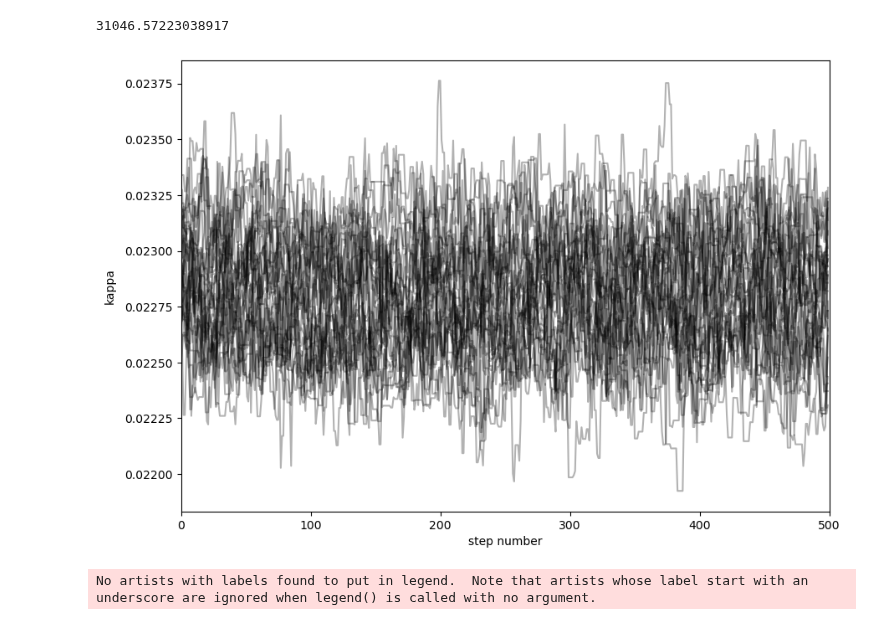
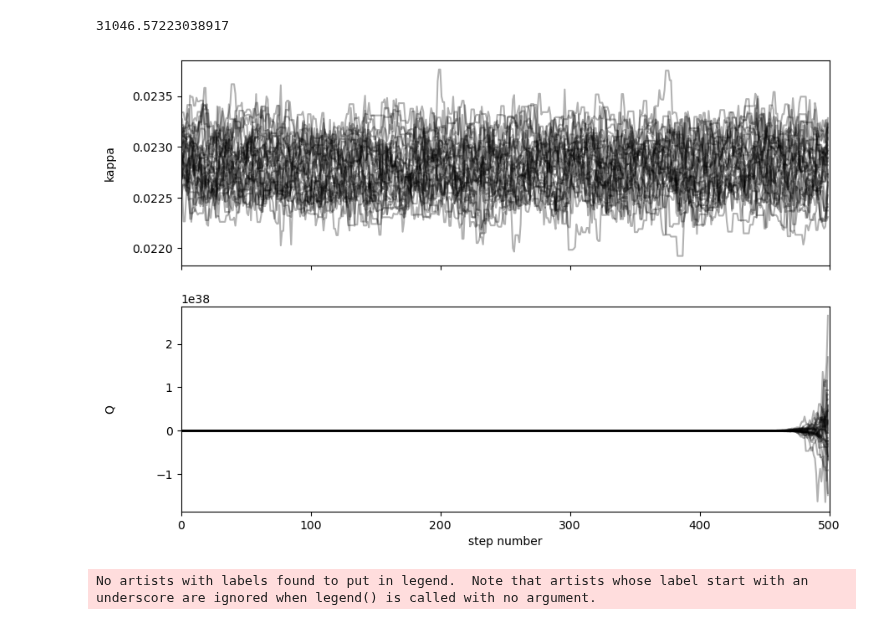
Before and after one commit to localoptimum/emtk, a Jupyter notebook: emcee-testing.ipynb, the cells around one changed output. Drawn from its saved outputs; the diff is of its cells as text; code cells hidden in the pictures.

```diff
--- a/emcee-testing.ipynb
+++ b/emcee-testing.ipynb
@@ -275,15 +275,17 @@ state = sampler.run_mcmc(p0, 100)
 sampler.reset()
 sampler.run_mcmc(state, 500, progress=True);
 # %%
-fig, ax = plt.subplots(1, figsize=(10, 7), sharex=True)
+fig, axes = plt.subplots(2, figsize=(10, 7), sharex=True)
 samples = sampler.get_chain()
-labels = ["kappa"]
-ax.plot(samples[:, :, 0], "k", alpha=0.3)
-ax.set_xlim(0, len(samples))
-ax.set_ylabel(labels[0])
-ax.yaxis.set_label_coords(-0.1, 0.5)
+labels = ["kappa", "Q"]
+for i in range(ndim):
+    ax = axes[i]
+    ax.plot(samples[:, :, i], "k", alpha=0.3)
+    ax.set_xlim(0, len(samples))
+    ax.set_ylabel(labels[i])
+    ax.yaxis.set_label_coords(-0.1, 0.5)
 
-ax.set_xlabel("step number");
+axes[-1].set_xlabel("step number");
 # %% [output]
-[figure, old version]
+[figure, new version]
 # %%
```
Also changed, not shown: parts of 1 cell of this notebook.
